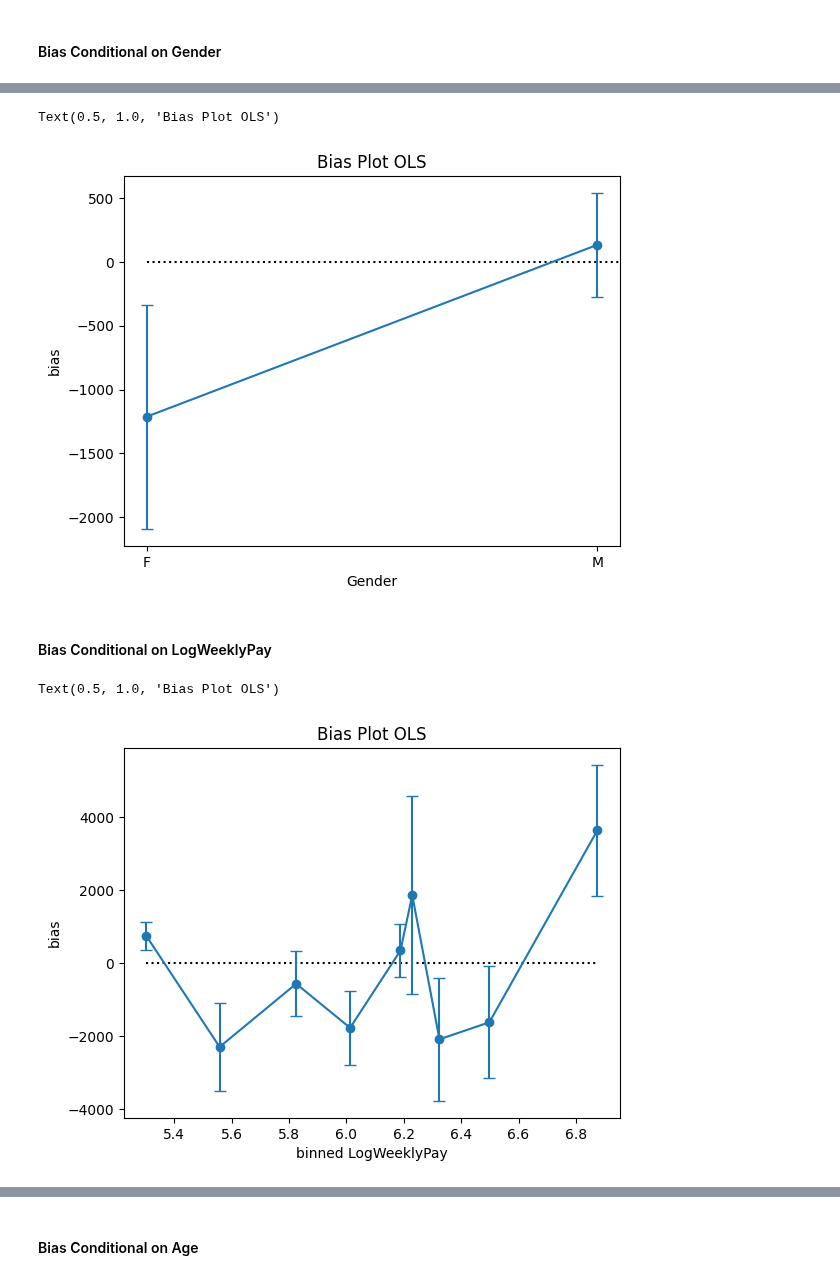
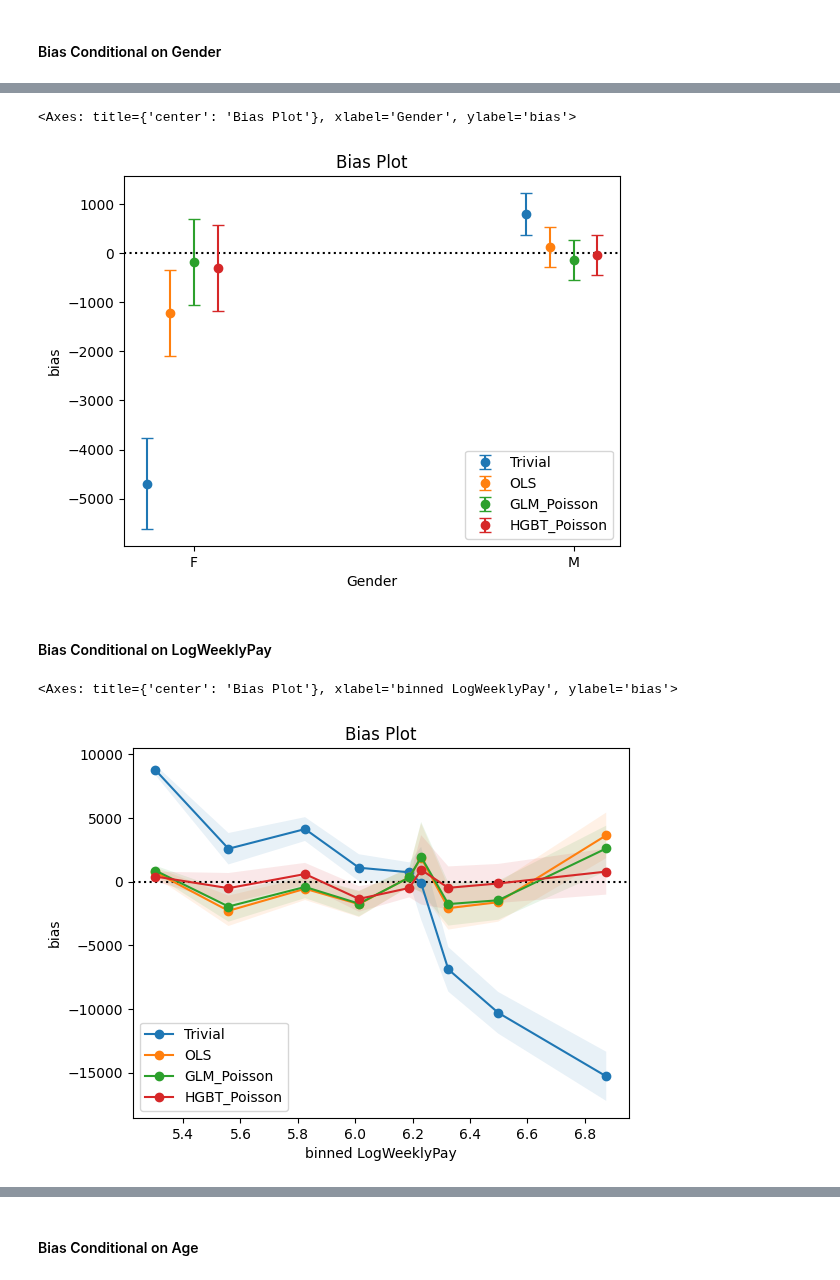
Before and after one commit to lorentzenchr/model-diagnostics, a Jupyter notebook: docs/examples/regression_on_workers_compensation.ipynb, the cells around one changed output, grey strips where cells are left out. Cells and saved outputs as stored; diff of their text form; code cells hidden in the pictures.

```diff
--- a/docs/examples/regression_on_workers_compensation.ipynb
+++ b/docs/examples/regression_on_workers_compensation.ipynb
@@ -198,7 +201,7 @@ m_hgbt_poisson_base = Pipeline(
 
 param_grid = {
     "model__learning_rate": [0.02, 0.05],
-    "model__min_samples_leaf": [20, 30, 40],
+    "model__min_samples_leaf": [30, 40, 50],
     "model__l2_regularization": [0.1, 1],
     "model__max_depth": [None, 3],
 }
@@ -309,22 +334,20 @@ compute_bias(
 # %%
-ax = plot_bias(
+plot_bias(
     y_obs=y_test,
-    y_pred=m_ols.predict(X_test),
+    y_pred=df_pred_test,
     feature=X_test["Gender"],
 )
-ax.set_title(ax.get_title() + " OLS")
 # %% [output]
-Text(0.5, 1.0, 'Bias Plot OLS')
+<Axes: title={'center': 'Bias Plot'}, xlabel='Gender', ylabel='bias'>
-[figure, old version]
+[figure, new version]
 # %% [markdown]
 #### Bias Conditional on LogWeeklyPay
 # %%
-ax = plot_bias(
+plot_bias(
     y_obs=y_test,
-    y_pred=m_ols.predict(X_test),
+    y_pred=df_pred_test,
     feature=X_test["LogWeeklyPay"],
 )
-ax.set_title(ax.get_title() + " OLS")
 # %% [output]
-Text(0.5, 1.0, 'Bias Plot OLS')
+<Axes: title={'center': 'Bias Plot'}, xlabel='binned LogWeeklyPay', ylabel='bias'>
-[figure, old version]
+[figure, new version]
```
Also changed, not shown: parts of 23 cells of this notebook, 7 other files.
